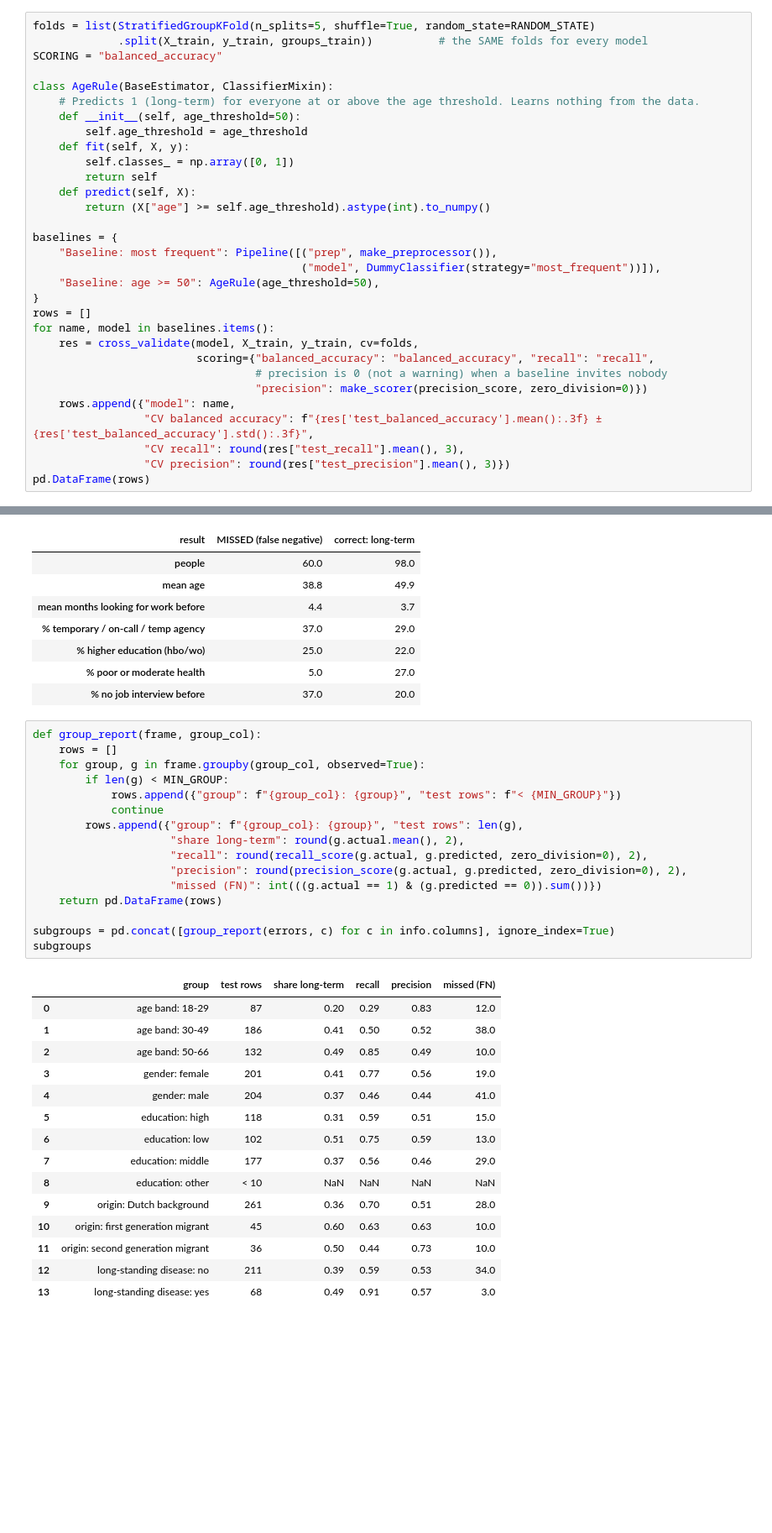
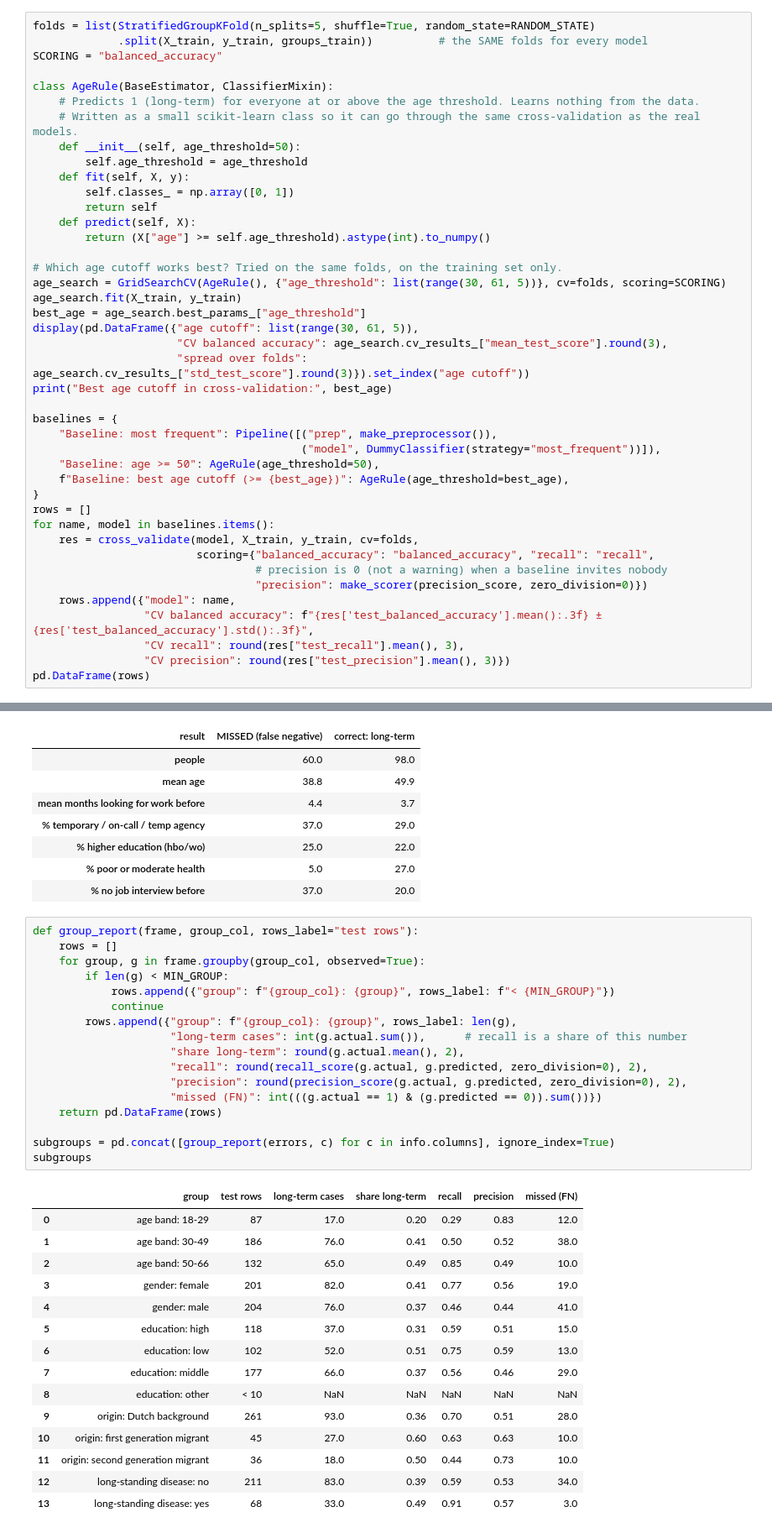
Before and after one commit to lucasjansze/Hackathon_5, a Jupyter notebook: uwv_long_term_unemployment.ipynb, the cells around one changed output, grey strips where cells are left out. Shown at 84% size. Cells and saved outputs as stored; diff of their text form; blank space fills up the shorter version.

```diff
--- a/uwv_long_term_unemployment.ipynb
+++ b/uwv_long_term_unemployment.ipynb
@@ -550,6 +562,7 @@ SCORING = "balanced_accuracy"
 
 class AgeRule(BaseEstimator, ClassifierMixin):
     # Predicts 1 (long-term) for everyone at or above the age threshold. Learns nothing from the data.
+    # Written as a small scikit-learn class so it can go through the same cross-validation as the real models.
     def __init__(self, age_threshold=50):
         self.age_threshold = age_threshold
     def fit(self, X, y):
@@ -558,10 +571,20 @@ class AgeRule(BaseEstimator, ClassifierMixin):
     def predict(self, X):
         return (X["age"] >= self.age_threshold).astype(int).to_numpy()
 
+# Which age cutoff works best? Tried on the same folds, on the training set only.
+age_search = GridSearchCV(AgeRule(), {"age_threshold": list(range(30, 61, 5))}, cv=folds, scoring=SCORING)
+age_search.fit(X_train, y_train)
+best_age = age_search.best_params_["age_threshold"]
+display(pd.DataFrame({"age cutoff": list(range(30, 61, 5)),
+                      "CV balanced accuracy": age_search.cv_results_["mean_test_score"].round(3),
+                      "spread over folds": age_search.cv_results_["std_test_score"].round(3)}).set_index("age cutoff"))
+print("Best age cutoff in cross-validation:", best_age)
+
 baselines = {
     "Baseline: most frequent": Pipeline([("prep", make_preprocessor()),
                                          ("model", DummyClassifier(strategy="most_frequent"))]),
     "Baseline: age >= 50": AgeRule(age_threshold=50),
+    f"Baseline: best age cutoff (>= {best_age})": AgeRule(age_threshold=best_age),
 }
 rows = []
 for name, model in baselines.items():
@@ -808,37 +845,38 @@ MISSED (false negative)           60
 | % poor or moderate health | 5.0 | 27.0 |
 | % no job interview before | 37.0 | 20.0 |
 # %%
-def group_report(frame, group_col):
+def group_report(frame, group_col, rows_label="test rows"):
     rows = []
     for group, g in frame.groupby(group_col, observed=True):
         if len(g) < MIN_GROUP:
-            rows.append({"group": f"{group_col}: {group}", "test rows": f"< {MIN_GROUP}"})
+            rows.append({"group": f"{group_col}: {group}", rows_label: f"< {MIN_GROUP}"})
             continue
-        rows.append({"group": f"{group_col}: {group}", "test rows": len(g),
+        rows.append({"group": f"{group_col}: {group}", rows_label: len(g),
+                     "long-term cases": int(g.actual.sum()),      # recall is a share of this number
                      "share long-term": round(g.actual.mean(), 2),
                      "recall": round(recall_score(g.actual, g.predicted, zero_division=0), 2),
                      "precision": round(precision_score(g.actual, g.predicted, zero_division=0), 2),
                      "missed (FN)": int(((g.actual == 1) & (g.predicted == 0)).sum())})
     return pd.DataFrame(rows)
 
 subgroups = pd.concat([group_report(errors, c) for c in info.columns], ignore_index=True)
 subgroups
 # %% [output]
-|  | group | test rows | share long-term | recall | precision | missed (FN) |
-| 0 | age band: 18-29 | 87 | 0.20 | 0.29 | 0.83 | 12.0 |
-| 1 | age band: 30-49 | 186 | 0.41 | 0.50 | 0.52 | 38.0 |
-| 2 | age band: 50-66 | 132 | 0.49 | 0.85 | 0.49 | 10.0 |
-| 3 | gender: female | 201 | 0.41 | 0.77 | 0.56 | 19.0 |
-| 4 | gender: male | 204 | 0.37 | 0.46 | 0.44 | 41.0 |
-| 5 | education: high | 118 | 0.31 | 0.59 | 0.51 | 15.0 |
-| 6 | education: low | 102 | 0.51 | 0.75 | 0.59 | 13.0 |
-| 7 | education: middle | 177 | 0.37 | 0.56 | 0.46 | 29.0 |
-| 8 | education: other | < 10 | NaN | NaN | NaN | NaN |
-| 9 | origin: Dutch background | 261 | 0.36 | 0.70 | 0.51 | 28.0 |
-| 10 | origin: first generation migrant | 45 | 0.60 | 0.63 | 0.63 | 10.0 |
-| 11 | origin: second generation migrant | 36 | 0.50 | 0.44 | 0.73 | 10.0 |
-| 12 | long-standing disease: no | 211 | 0.39 | 0.59 | 0.53 | 34.0 |
-| 13 | long-standing disease: yes | 68 | 0.49 | 0.91 | 0.57 | 3.0 |
+|  | group | test rows | long-term cases | share long-term | recall | precision | missed (FN) |
+| 0 | age band: 18-29 | 87 | 17.0 | 0.20 | 0.29 | 0.83 | 12.0 |
+| 1 | age band: 30-49 | 186 | 76.0 | 0.41 | 0.50 | 0.52 | 38.0 |
+| 2 | age band: 50-66 | 132 | 65.0 | 0.49 | 0.85 | 0.49 | 10.0 |
+| 3 | gender: female | 201 | 82.0 | 0.41 | 0.77 | 0.56 | 19.0 |
+| 4 | gender: male | 204 | 76.0 | 0.37 | 0.46 | 0.44 | 41.0 |
+| 5 | education: high | 118 | 37.0 | 0.31 | 0.59 | 0.51 | 15.0 |
+| 6 | education: low | 102 | 52.0 | 0.51 | 0.75 | 0.59 | 13.0 |
+| 7 | education: middle | 177 | 66.0 | 0.37 | 0.56 | 0.46 | 29.0 |
+| 8 | education: other | < 10 | NaN | NaN | NaN | NaN | NaN |
+| 9 | origin: Dutch background | 261 | 93.0 | 0.36 | 0.70 | 0.51 | 28.0 |
+| 10 | origin: first generation migrant | 45 | 27.0 | 0.60 | 0.63 | 0.63 | 10.0 |
+| 11 | origin: second generation migrant | 36 | 18.0 | 0.50 | 0.44 | 0.73 | 10.0 |
+| 12 | long-standing disease: no | 211 | 83.0 | 0.39 | 0.59 | 0.53 | 34.0 |
+| 13 | long-standing disease: yes | 68 | 33.0 | 0.49 | 0.91 | 0.57 | 3.0 |
 # %% [markdown]
 **Who does the model miss?** On the test set the logistic regression finds 98 of the 158 long-term cases and misses 60. The errors are not evenly spread.
 
```
Also changed, not shown: parts of 33 cells of this notebook, 6 other files.
